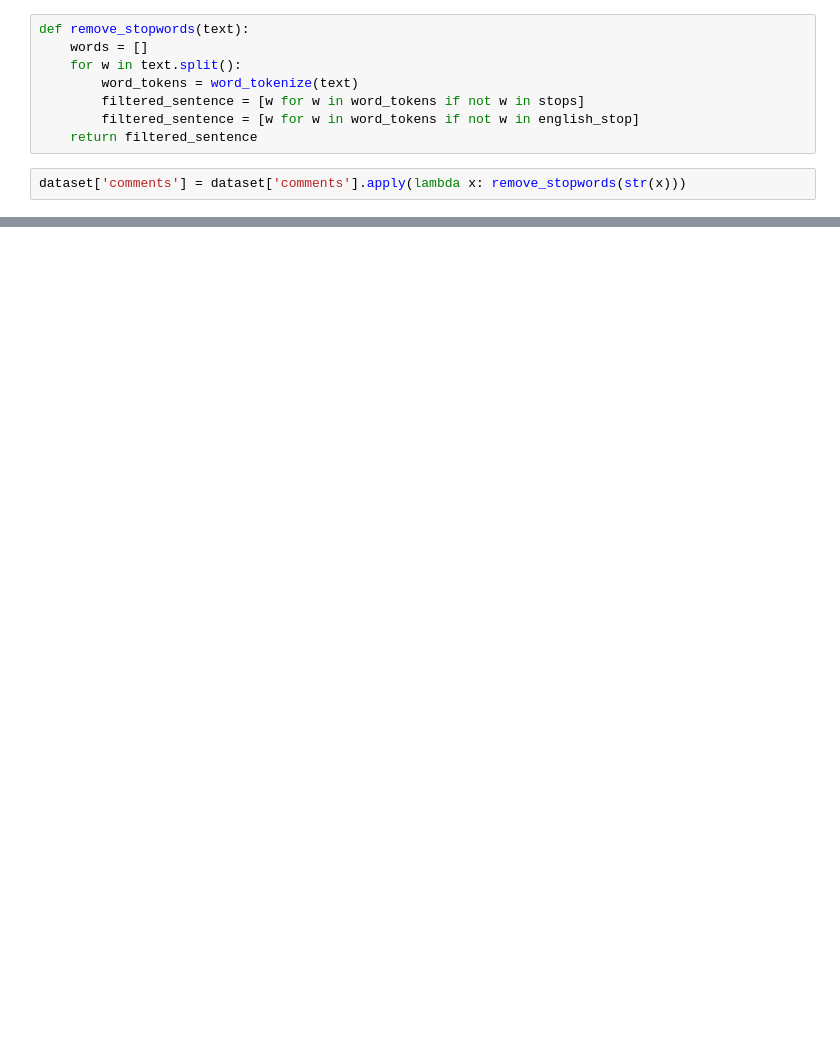
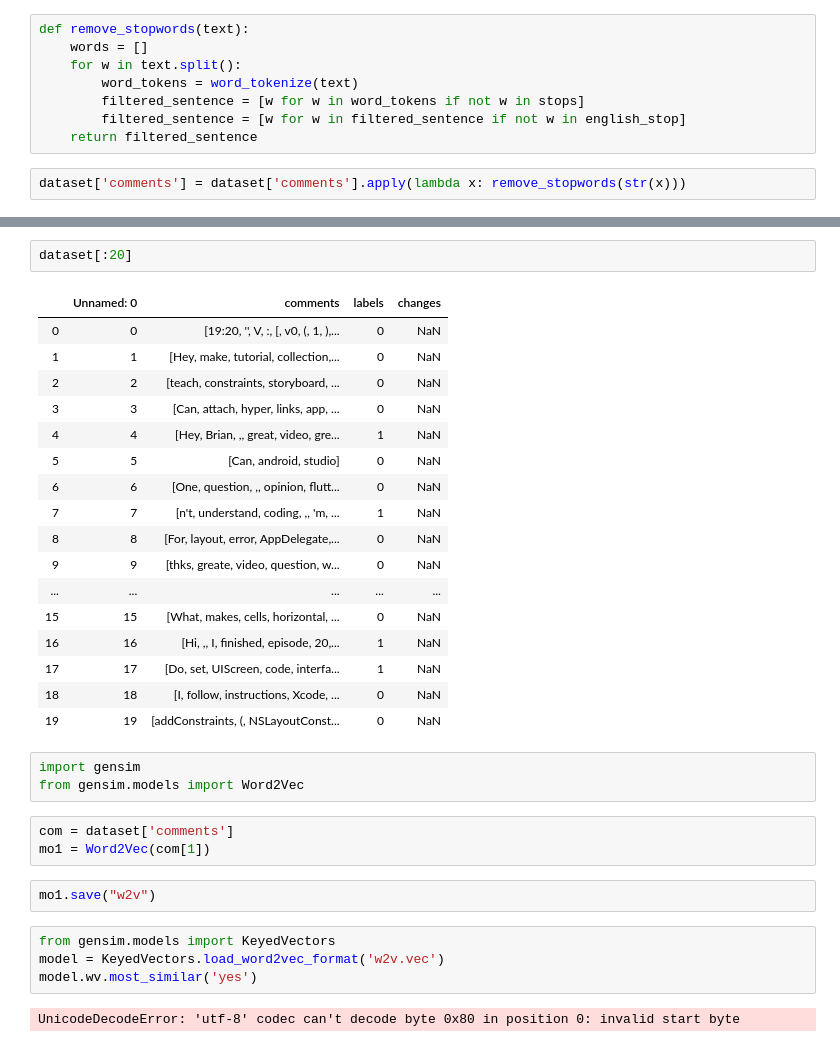
Before and after one commit to AshiishKarhade/NLP_preprocess, a Jupyter notebook: Removing Stopwords.ipynb, the cells around one changed output, grey strips where cells are left out. Cells and saved outputs as stored; diff of their text form; blank space fills up the shorter version.

Commit message:
stop2

```diff
--- a/Removing Stopwords.ipynb
+++ b/Removing Stopwords.ipynb
@@ -36,7 +36,7 @@ def remove_stopwords(text):
     for w in text.split():
         word_tokens = word_tokenize(text)
         filtered_sentence = [w for w in word_tokens if not w in stops]
-        filtered_sentence = [w for w in word_tokens if not w in english_stop]
+        filtered_sentence = [w for w in filtered_sentence if not w in english_stop]
     return filtered_sentence
 # %%
 dataset['comments'] = dataset['comments'].apply(lambda x: remove_stopwords(str(x)))
@@ -44,0 +68,34 @@ dataset
+# %%
+dataset[:20]
+# %% [output]
+|  | Unnamed: 0 | comments | labels | changes |
+| 0 | 0 | [19:20, '', V, :, [, v0, (, 1, ),... | 0 | NaN |
+| 1 | 1 | [Hey, make, tutorial, collection,... | 0 | NaN |
+| 2 | 2 | [teach, constraints, storyboard, ... | 0 | NaN |
+| 3 | 3 | [Can, attach, hyper, links, app, ... | 0 | NaN |
+| 4 | 4 | [Hey, Brian, ,, great, video, gre... | 1 | NaN |
+| 5 | 5 | [Can, android, studio] | 0 | NaN |
+| 6 | 6 | [One, question, ,, opinion, flutt... | 0 | NaN |
+| 7 | 7 | [n't, understand, coding, ,, 'm, ... | 1 | NaN |
+| 8 | 8 | [For, layout, error, AppDelegate,... | 0 | NaN |
+| 9 | 9 | [thks, greate, video, question, w... | 0 | NaN |
+| ... | ... | ... | ... | ... |
+| 15 | 15 | [What, makes, cells, horizontal, ... | 0 | NaN |
+| 16 | 16 | [Hi, ,, I, finished, episode, 20,... | 1 | NaN |
+| 17 | 17 | [Do, set, UIScreen, code, interfa... | 1 | NaN |
+| 18 | 18 | [I, follow, instructions, Xcode, ... | 0 | NaN |
+| 19 | 19 | [addConstraints, (, NSLayoutConst... | 0 | NaN |
+# %%
+import gensim
+from gensim.models import Word2Vec
+# %%
+com = dataset['comments']
+mo1 = Word2Vec(com[1])
+# %%
+mo1.save("w2v")
+# %%
+from gensim.models import KeyedVectors
+model = KeyedVectors.load_word2vec_format('w2v.vec')
+model.wv.most_similar('yes')
+# %% [output]
+UnicodeDecodeError: 'utf-8' codec can't decode byte 0x80 in position 0: invalid start byte
```
Also changed, not shown: parts of 15 cells of this notebook, 2 other files.
